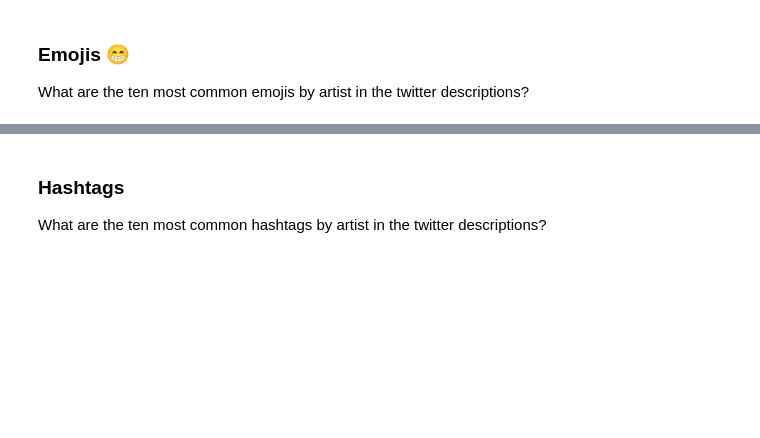
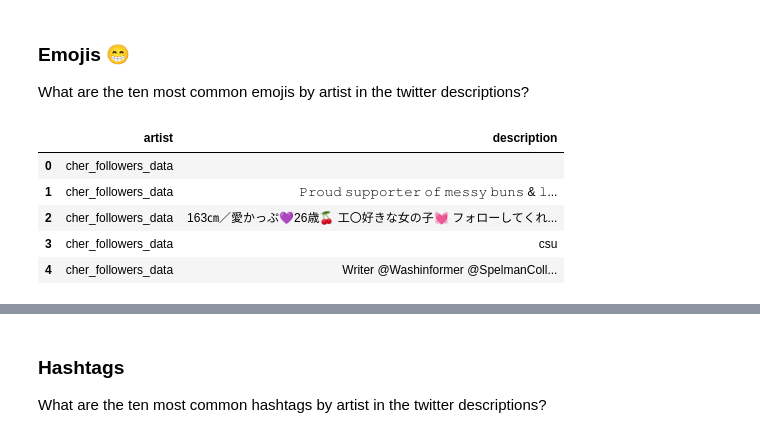
Before and after one commit to Riverag0011/ADS509-Text-Mining, a Jupyter notebook: Assignment_2_Lyrics and Description EDA_GR.ipynb, the cells around one changed output, grey strips where cells are left out. Cells and saved outputs as stored; diff of their text form; code cells hidden in the pictures; blank space fills up the shorter version.

```diff
--- a/Assignment_2_Lyrics and Description EDA_GR.ipynb
+++ b/Assignment_2_Lyrics and Description EDA_GR.ipynb
@@ -553,4 +587,13 @@ assert(not emoji.is_emoji(":-)"))
 ### Emojis 😁
 
 What are the ten most common emojis by artist in the twitter descriptions?
+# %%
+twitter_descriptions_df.head()
+# %% [output]
+|  | artist | description |
+| 0 | cher_followers_data |  |
+| 1 | cher_followers_data | 𝙿𝚛𝚘𝚞𝚍 𝚜𝚞𝚙𝚙𝚘𝚛𝚝𝚎𝚛 𝚘𝚏 𝚖𝚎𝚜𝚜𝚢 𝚋𝚞𝚗𝚜 & 𝚕... |
+| 2 | cher_followers_data | 163㎝／愛かっぷ💜26歳🍒 工〇好きな女の子💓 フォローしてくれ... |
+| 3 | cher_followers_data | csu |
+| 4 | cher_followers_data | Writer @Washinformer @SpelmanColl... |
 # %%
```
Also changed, not shown: parts of 23 cells of this notebook.
